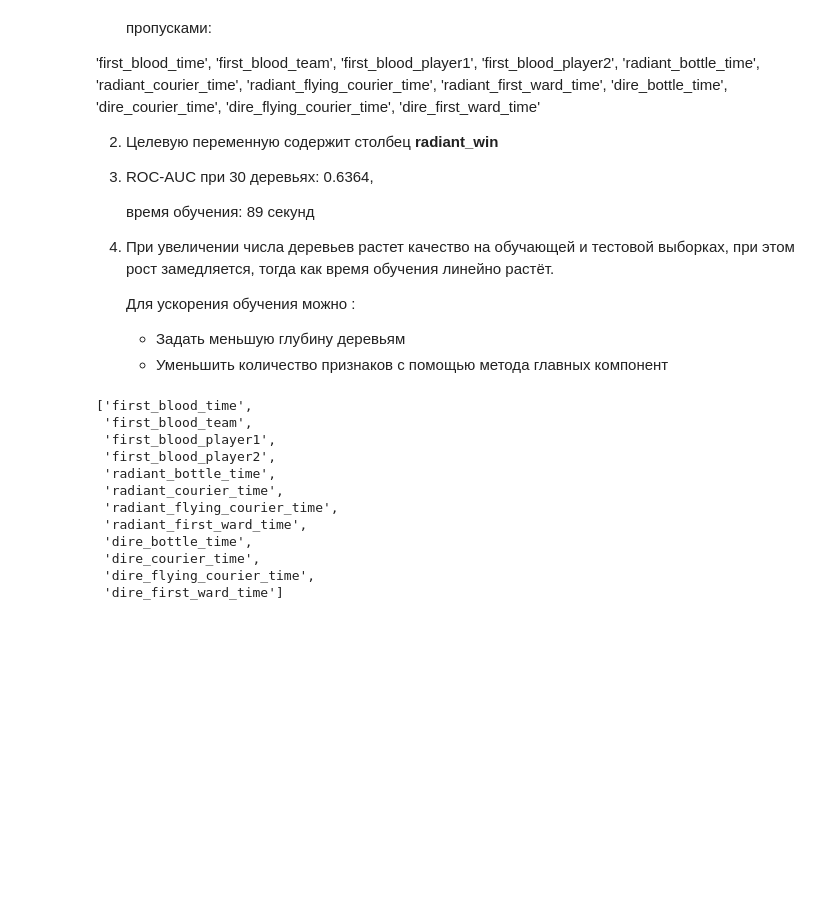
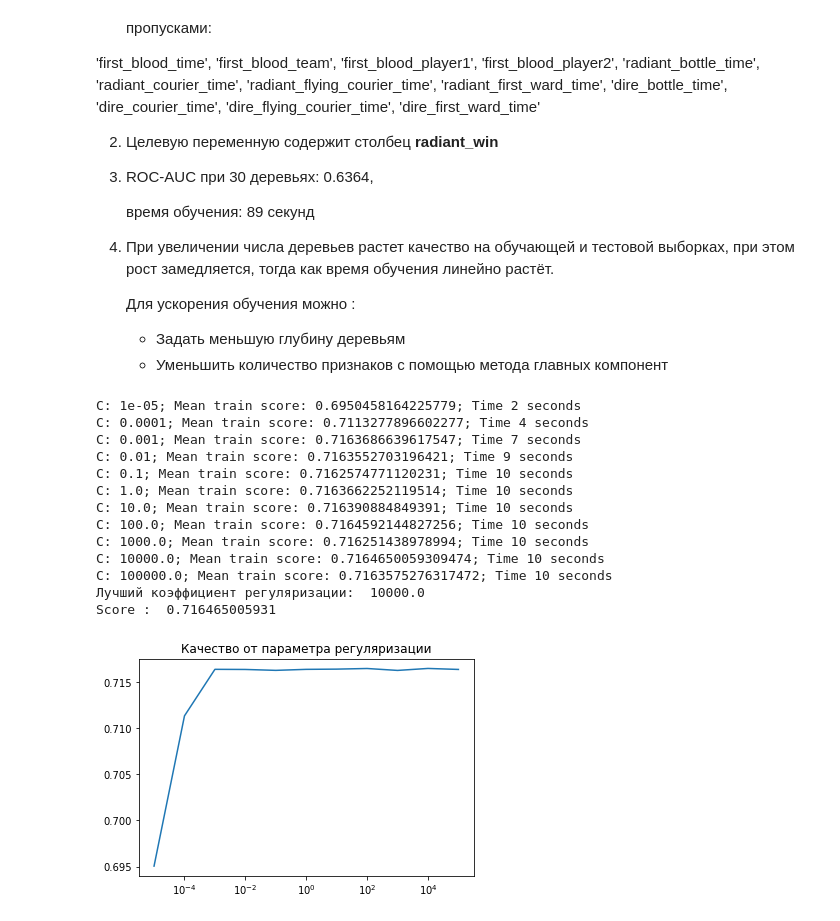
Before and after one commit to andreybavt/coursera-yandex-ml-course, a Jupyter notebook: week7/solution.ipynb, the cells around one changed output. Drawn from its saved outputs; the diff is of its cells as text; code cells hidden in the pictures; blank space fills up the shorter version.

```diff
--- a/week7/solution.ipynb
+++ b/week7/solution.ipynb
@@ -102,18 +87,3 @@ plt.plot(trees_list,train_times)
       Для ускорения обучения можно :
       * Задать меньшую глубину деревьям
       * Уменьшить количество признаков с помощью метода главных компонент
-# %%
-features_with_missing_values
-# %% [output]
-['first_blood_time',
- 'first_blood_team',
- 'first_blood_player1',
- 'first_blood_player2',
- 'radiant_bottle_time',
- 'radiant_courier_time',
- 'radiant_flying_courier_time',
- 'radiant_first_ward_time',
- 'dire_bottle_time',
- 'dire_courier_time',
- 'dire_flying_courier_time',
- 'dire_first_ward_time']
@@ -119,0 +93,50 @@ features_with_missing_values
+# %%
+def run_regression(features):
+    features = pd.DataFrame(StandardScaler().fit_transform(features.fillna(0)))
+
+
+    n_splits = 5
+    cv = KFold(n_splits=n_splits,shuffle=True)
+
+
+    scores = list()
+    train_times = list()
+
+#     c_list = np.logspace(0.001,1000,10)
+#     c_list = [0.01,1,100]
+    c_list = np.power(10,np.arange(-5.,6))
+    for i in c_list:
+        clf = LogisticRegression(C=i)
+        start = datetime.now()
+        score=cross_val_score(clf, features, data.radiant_win, cv=cv, scoring='roc_auc').mean()
+        delta = (datetime.now() - start).seconds
+        train_times.append(delta)
+        scores.append(score)
+
+        print(f'C: {i}; Mean train score: {score}; Time {delta} seconds')
+
+
+
+    best_reg_param = c_list[np.array(scores).argmax()]
+    print('Лучший коэффициент регуляризации: ',best_reg_param)
+    print('Score : ',np.array(scores).max())
+
+    plt.title('Качество от параметра регуляризации')
+    plt.semilogx(c_list,scores)
+# %%
+run_regression(features_orig)
+# %% [output]
+C: 1e-05; Mean train score: 0.6950458164225779; Time 2 seconds
+C: 0.0001; Mean train score: 0.7113277896602277; Time 4 seconds
+C: 0.001; Mean train score: 0.7163686639617547; Time 7 seconds
+C: 0.01; Mean train score: 0.7163552703196421; Time 9 seconds
+C: 0.1; Mean train score: 0.7162574771120231; Time 10 seconds
+C: 1.0; Mean train score: 0.7163662252119514; Time 10 seconds
+C: 10.0; Mean train score: 0.716390884849391; Time 10 seconds
+C: 100.0; Mean train score: 0.7164592144827256; Time 10 seconds
+C: 1000.0; Mean train score: 0.716251438978994; Time 10 seconds
+C: 10000.0; Mean train score: 0.7164650059309474; Time 10 seconds
+C: 100000.0; Mean train score: 0.7163575276317472; Time 10 seconds
+Лучший коэффициент регуляризации:  10000.0
+Score :  0.716465005931
+[figure, added]
```
Also changed, not shown: parts of 10 cells of this notebook.
